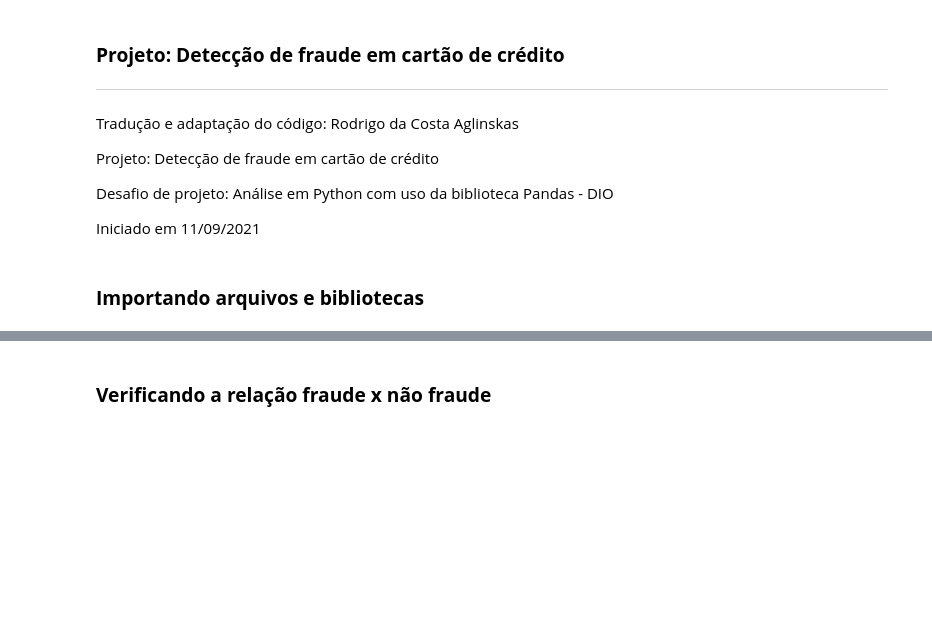
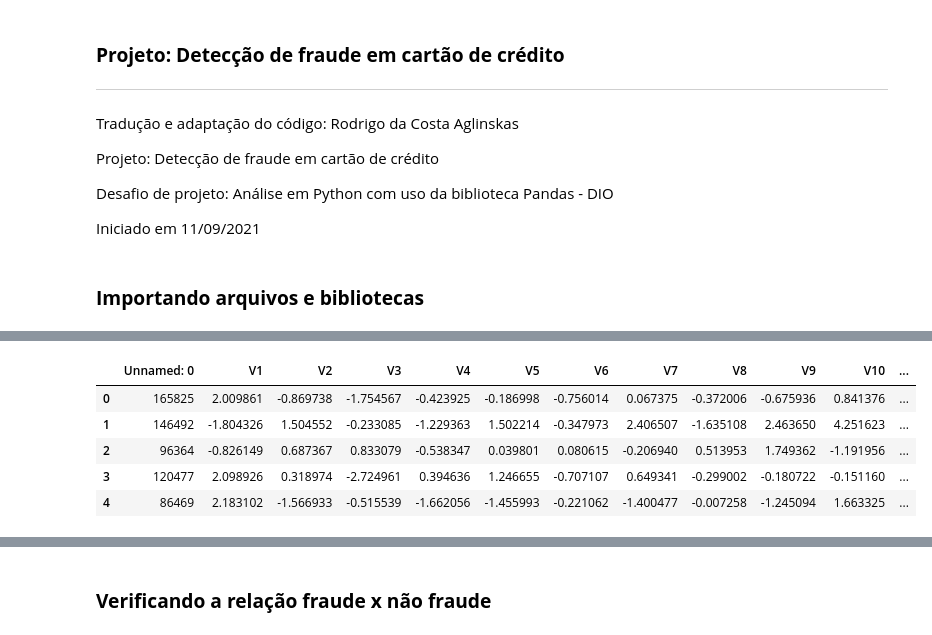
Before and after one commit to rodglins/Deteccao_Fraude_Python, a Jupyter notebook: projetoDeteccaoFraudeDIO.ipynb, the cells around one changed output, grey strips where cells are left out. Drawn from its saved outputs; the diff is of its cells as text; code cells hidden in the pictures; blank space fills up the shorter version.

```diff
--- a/projetoDeteccaoFraudeDIO.ipynb
+++ b/projetoDeteccaoFraudeDIO.ipynb
@@ -88,0 +172,4 @@ ldamodel_file = 'ldamodel.pickle'
+# %%
+# erro: valores estão como 1', substituindo por 1:
+
+df3['Class']= df3['Class'].replace(["1'"],["1"])
@@ -88,0 +204,9 @@ ldamodel_file = 'ldamodel.pickle'
+# %%
+df3.head()
+# %% [output]
+|  | Unnamed: 0 | V1 | V2 | V3 | V4 | V5 | V6 | V7 | V8 | V9 | V10 | ... |
+| 0 | 165825 | 2.009861 | -0.869738 | -1.754567 | -0.423925 | -0.186998 | -0.756014 | 0.067375 | -0.372006 | -0.675936 | 0.841376 | ... |
+| 1 | 146492 | -1.804326 | 1.504552 | -0.233085 | -1.229363 | 1.502214 | -0.347973 | 2.406507 | -1.635108 | 2.463650 | 4.251623 | ... |
+| 2 | 96364 | -0.826149 | 0.687367 | 0.833079 | -0.538347 | 0.039801 | 0.080615 | -0.206940 | 0.513953 | 1.749362 | -1.191956 | ... |
+| 3 | 120477 | 2.098926 | 0.318974 | -2.724961 | 0.394636 | 1.246655 | -0.707107 | 0.649341 | -0.299002 | -0.180722 | -0.151160 | ... |
+| 4 | 86469 | 2.183102 | -1.566933 | -0.515539 | -1.662056 | -1.455993 | -0.221062 | -1.400477 | -0.007258 | -1.245094 | 1.663325 | ... |
```
Also changed, not shown: parts of 54 cells of this notebook.
